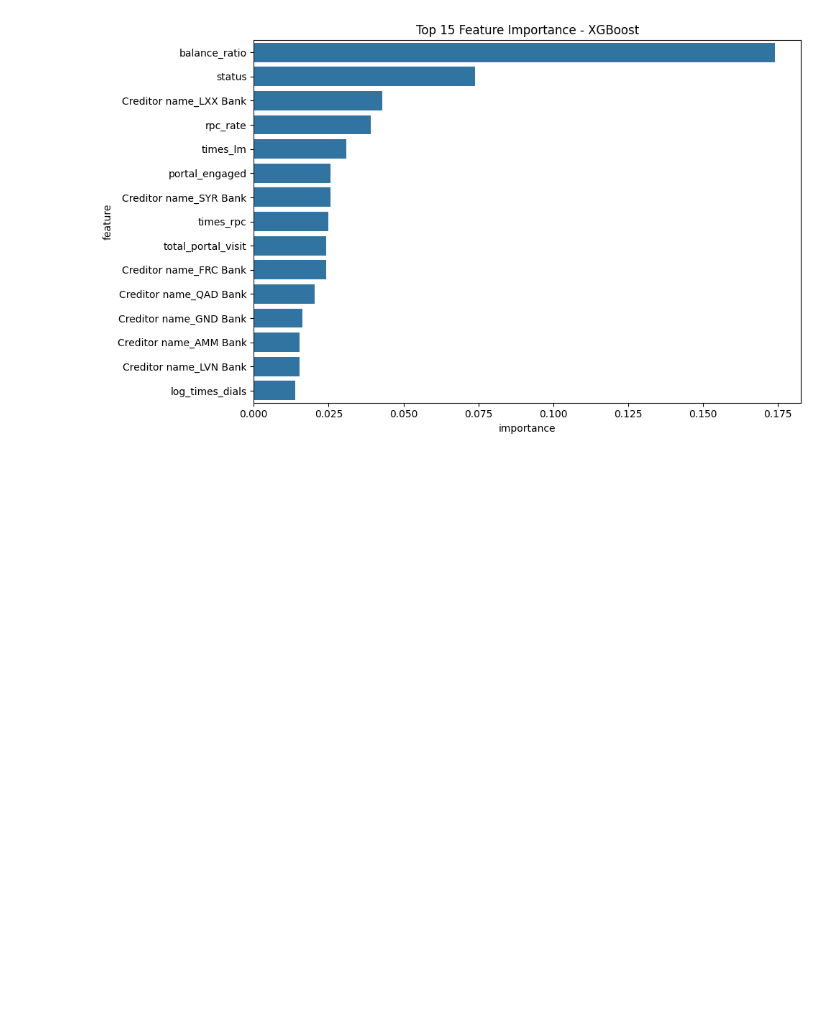
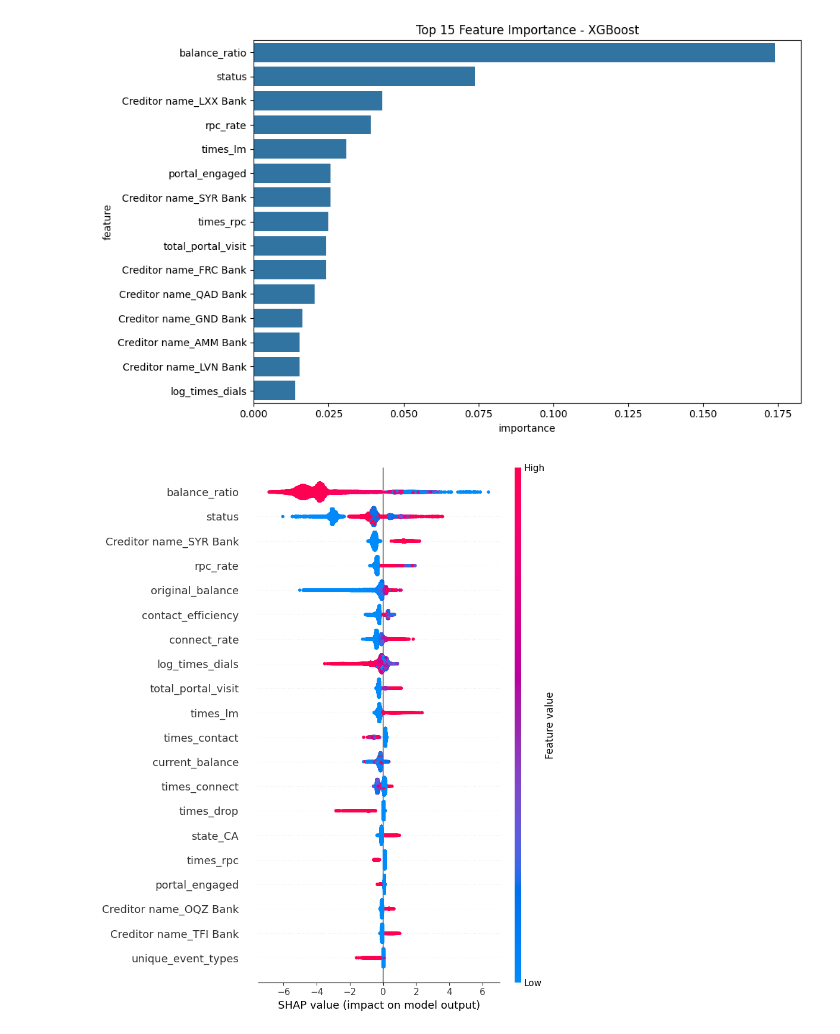
Before and after one commit to sidd-1311/Propensity-to-pay, a Jupyter notebook: Notebooks/05_modeling.ipynb, the cells around one changed output. Saved outputs shown, nothing was run; the diff lists cells and outputs as text; code cells hidden in the pictures; blank space fills up the shorter version.

```diff
--- a/Notebooks/05_modeling.ipynb
+++ b/Notebooks/05_modeling.ipynb
@@ -674,3 +724,16 @@ plt.show()
 | 209 | Creditor name_POF Bank | 0.012542 |
 | 0 | original_balance | 0.012071 |
 [figure]
+# %%
+explainer = shap.TreeExplainer(xgb_smote_model)
+
+shap_values = explainer.shap_values(X_test)
+# %%
+# SHAP Summary Plot
+
+shap.summary_plot(
+    shap_values,
+    X_test
+)
+# %% [output]
+[figure, added]
```
Also changed, not shown: parts of 4 cells of this notebook.
